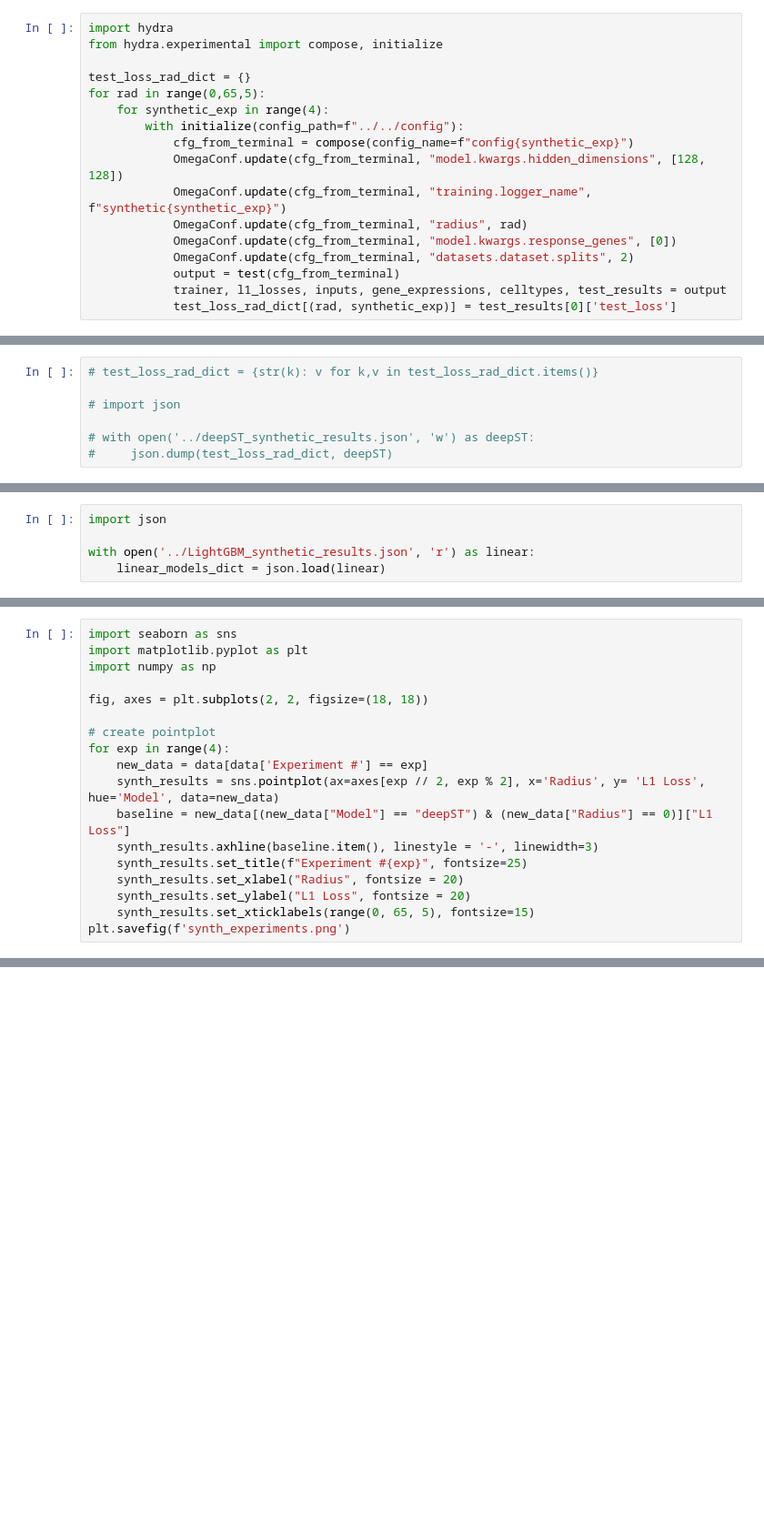
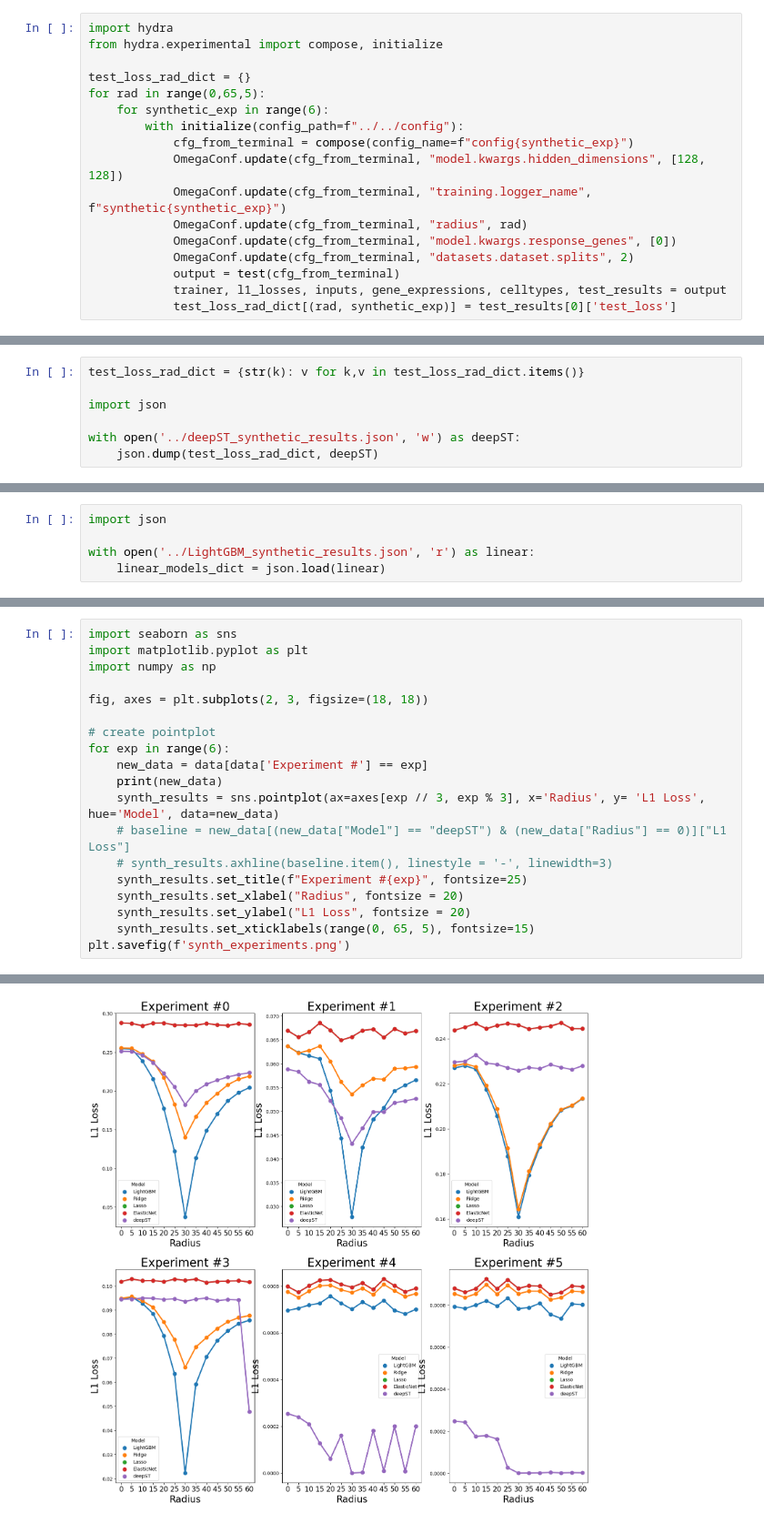
Before and after one commit to prob-ml/spice, a Jupyter notebook: examples/static/SyntheticResults.ipynb, the cells around one changed output, grey strips where cells are left out. Shown at 91% size. Cells and saved outputs as stored; diff of their text form; blank space fills up the shorter version.

```diff
--- a/examples/static/SyntheticResults.ipynb
+++ b/examples/static/SyntheticResults.ipynb
@@ -25,7 +25,7 @@ from hydra.experimental import compose, initialize
 
 test_loss_rad_dict = {}
 for rad in range(0,65,5):
-    for synthetic_exp in range(4):
+    for synthetic_exp in range(6):
         with initialize(config_path=f"../../config"):
             cfg_from_terminal = compose(config_name=f"config{synthetic_exp}")
             OmegaConf.update(cfg_from_terminal, "model.kwargs.hidden_dimensions", [128, 128])
@@ -41,10 +189,10 @@ test_loss_rad_dict
 # %%
-# test_loss_rad_dict = {str(k): v for k,v in test_loss_rad_dict.items()}
+test_loss_rad_dict = {str(k): v for k,v in test_loss_rad_dict.items()}
 
-# import json
+import json
 
-# with open('../deepST_synthetic_results.json', 'w') as deepST:
-#     json.dump(test_loss_rad_dict, deepST)
+with open('../deepST_synthetic_results.json', 'w') as deepST:
+    json.dump(test_loss_rad_dict, deepST)
 # %%
 import json
 
@@ -90,16 +270,18 @@ import seaborn as sns
 import matplotlib.pyplot as plt
 import numpy as np
 
-fig, axes = plt.subplots(2, 2, figsize=(18, 18))
+fig, axes = plt.subplots(2, 3, figsize=(18, 18))
 
 # create pointplot
-for exp in range(4):
+for exp in range(6):
     new_data = data[data['Experiment #'] == exp]
-    synth_results = sns.pointplot(ax=axes[exp // 2, exp % 2], x='Radius', y= 'L1 Loss', hue='Model', data=new_data)
-    baseline = new_data[(new_data["Model"] == "deepST") & (new_data["Radius"] == 0)]["L1 Loss"]
-    synth_results.axhline(baseline.item(), linestyle = '-', linewidth=3)
+    print(new_data)
+    synth_results = sns.pointplot(ax=axes[exp // 3, exp % 3], x='Radius', y= 'L1 Loss', hue='Model', data=new_data)
+    # baseline = new_data[(new_data["Model"] == "deepST") & (new_data["Radius"] == 0)]["L1 Loss"]
+    # synth_results.axhline(baseline.item(), linestyle = '-', linewidth=3)
     synth_results.set_title(f"Experiment #{exp}", fontsize=25)
     synth_results.set_xlabel("Radius", fontsize = 20)
     synth_results.set_ylabel("L1 Loss", fontsize = 20)
     synth_results.set_xticklabels(range(0, 65, 5), fontsize=15)
 plt.savefig(f'synth_experiments.png')
+# %% [output]
@@ -105,0 +305 @@ plt.savefig(f'synth_experiments.png')
+[figure, added]
```
Also changed, not shown: parts of 5 cells of this notebook, 18 other files.
